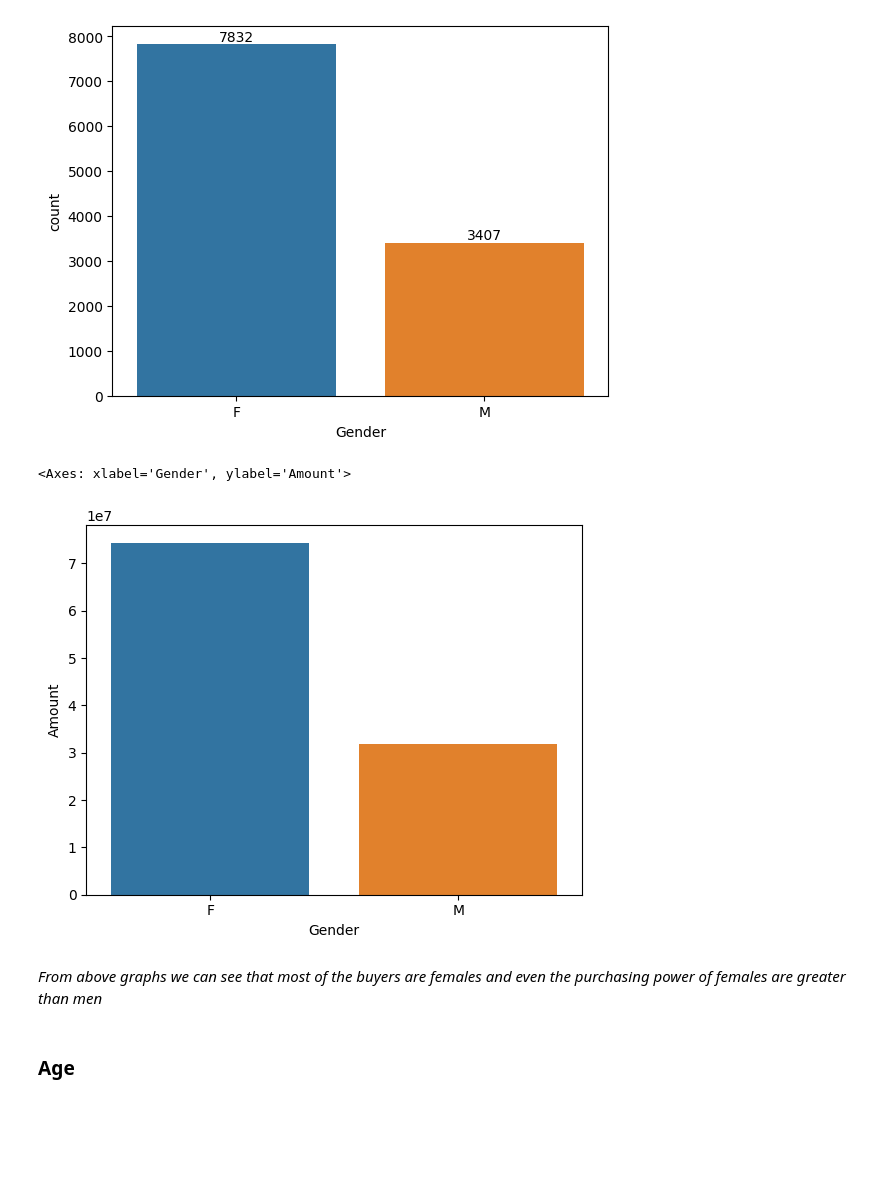
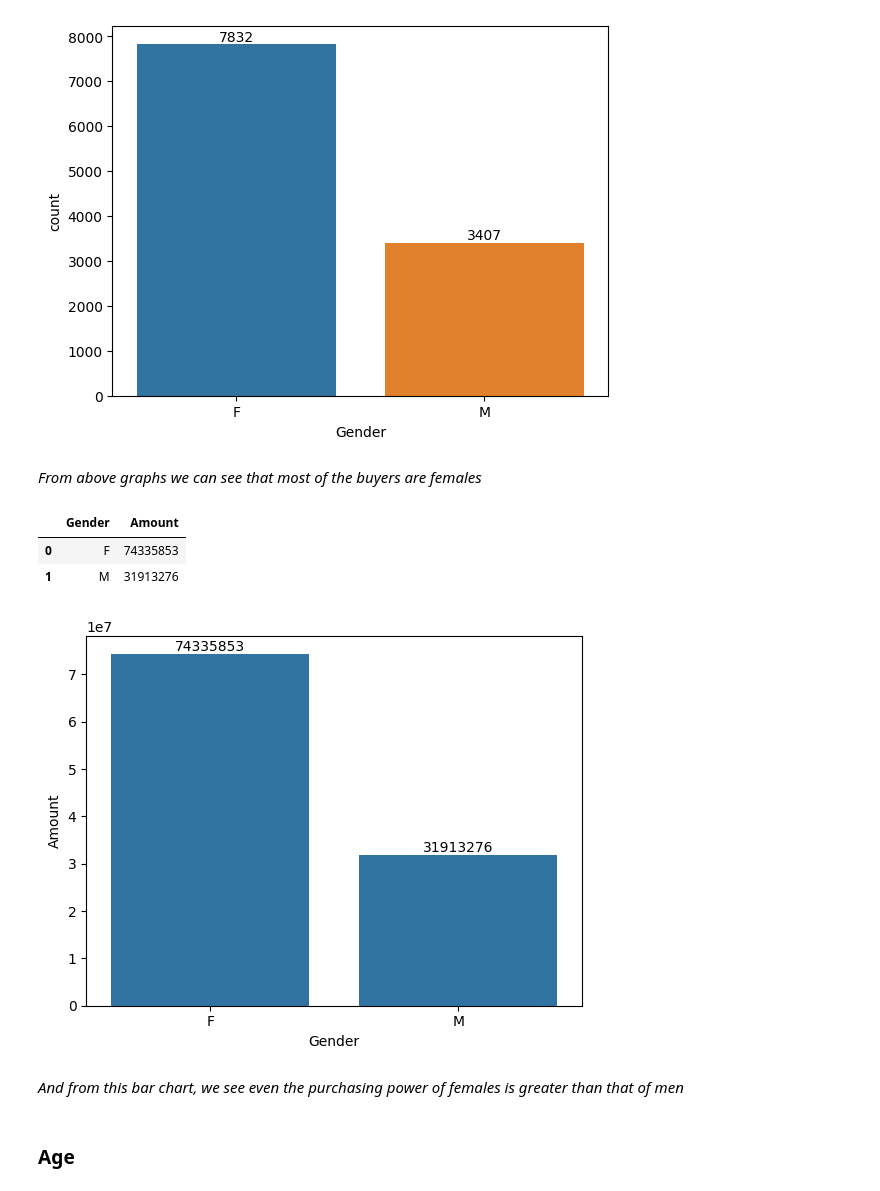
Before and after one commit to rauf105/Python-Project-for-Data-Analysis, a Jupyter notebook: Sales_Analysis.ipynb, the cells around one changed output. Drawn from its saved outputs; the diff is of its cells as text; code cells hidden in the pictures; blank space fills up the shorter version.

```diff
--- a/Sales_Analysis.ipynb
+++ b/Sales_Analysis.ipynb
@@ -8,7 +8,7 @@ import matplotlib.pyplot as plt # visualizing data
 import seaborn as sns
 # %%
 # import csv file
-df = pd.read_csv('Diwali Sales Data.csv', encoding= 'unicode_escape')
+df = pd.read_csv(r'C:\Python-Project-for-Data-Analysis\Sales Data.csv', encoding= 'unicode_escape')
 # %%
 df.shape
 # %% [output]
@@ -136,16 +210,29 @@ for bars in ax.containers:
     ax.bar_label(bars)
 # %% [output]
 [figure]
+# %% [markdown]
+*From above graphs we can see that most of the buyers are females*
+# %%
+df.groupby(['Gender'], as_index=False)['Amount'].sum().sort_values(by='Amount', ascending=False)
+# %% [output]
+|  | Gender | Amount |
+| 0 | F | 74335853 |
+| 1 | M | 31913276 |
 # %%
 # plotting a bar chart for gender vs total amount
 
 sales_gen = df.groupby(['Gender'], as_index=False)['Amount'].sum().sort_values(by='Amount', ascending=False)
 
-sns.barplot(x = 'Gender',y= 'Amount' ,data = sales_gen)
+ax = sns.barplot(x='Gender', y='Amount', data=sales_gen)
+
+# Add amount labels on top of bars
+for container in ax.containers:
+    ax.bar_label(container, fmt='%.0f')
+
+plt.show()
 # %% [output]
-<Axes: xlabel='Gender', ylabel='Amount'>
-[figure, old version]
+[figure, new version]
 # %% [markdown]
-*From above graphs we can see that most of the buyers are females and even the purchasing power of females are greater than men*
+*And from this bar chart, we see even the purchasing power of females is greater than that of men*
 # %% [markdown]
 ### Age
```
Also changed, not shown: parts of 24 cells of this notebook.
